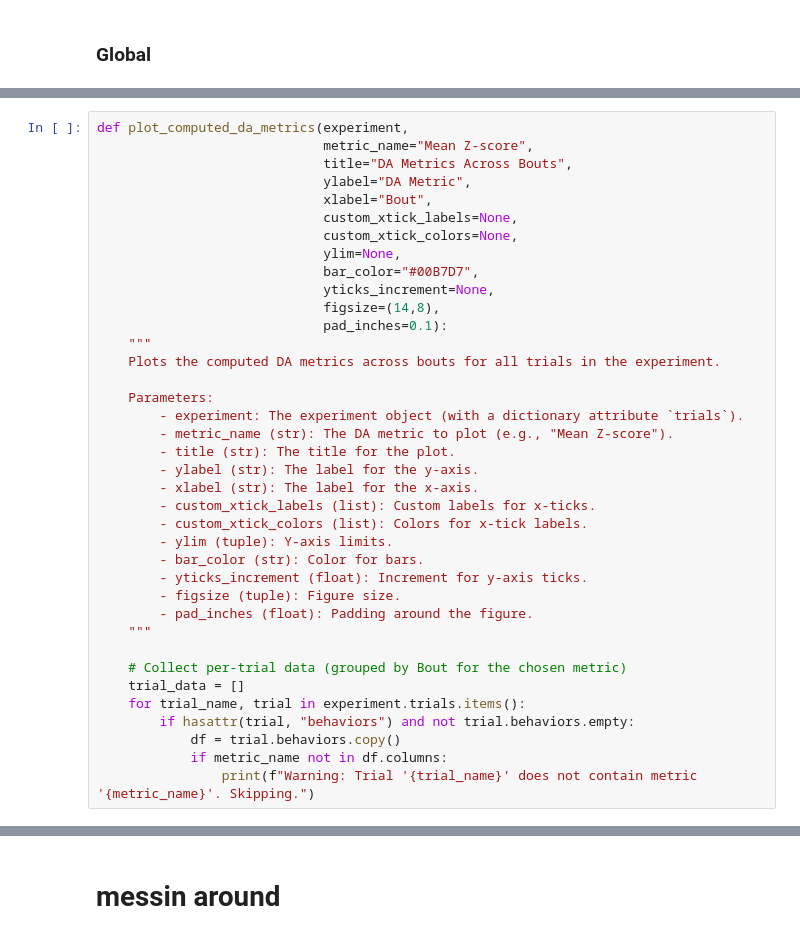
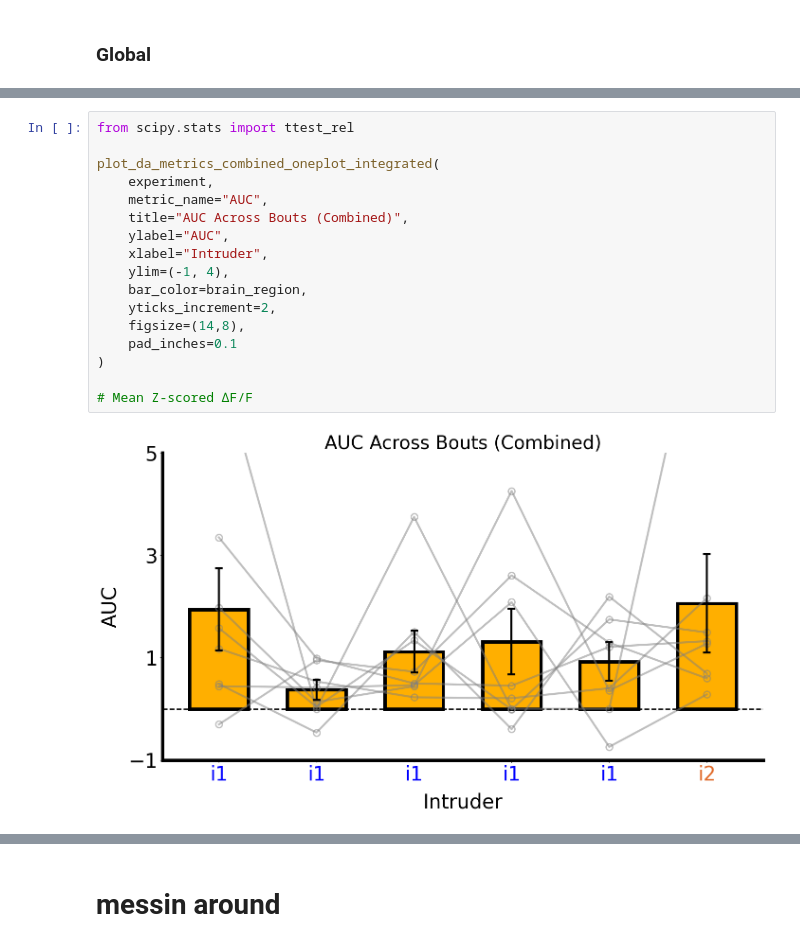
Before and after one commit to padillacoreanolab/Fiber_Photometry, a Jupyter notebook: Hab Dishab/hd_analysis.ipynb, the cells around one changed output, grey strips where cells are left out. Cells and saved outputs as stored; diff of their text form.

```diff
--- a/Hab Dishab/hd_analysis.ipynb
+++ b/Hab Dishab/hd_analysis.ipynb
@@ -386,38 +165,19 @@ T-test between bout 5 and bout 6: t-statistic = -0.9312, p-value = 0.3828
-# %%
-def plot_computed_da_metrics(experiment,
-                             metric_name="Mean Z-score",
-                             title="DA Metrics Across Bouts",
-                             ylabel="DA Metric",
-                             xlabel="Bout",
-                             custom_xtick_labels=None,
-                             custom_xtick_colors=None,
-                             ylim=None,
-                             bar_color="#00B7D7",
-                             yticks_increment=None,
-                             figsize=(14,8),
-                             pad_inches=0.1):
-    """
-    Plots the computed DA metrics across bouts for all trials in the experiment.
-
-    Parameters:
-        - experiment: The experiment object (with a dictionary attribute `trials`).
-        - metric_name (str): The DA metric to plot (e.g., "Mean Z-score").
-        - title (str): The title for the plot.
-        - ylabel (str): The label for the y-axis.
-        - xlabel (str): The label for the x-axis.
-        - custom_xtick_labels (list): Custom labels for x-ticks.
-        - custom_xtick_colors (list): Colors for x-tick labels.
-        - ylim (tuple): Y-axis limits.
-        - bar_color (str): Color for bars.
-        - yticks_increment (float): Increment for y-axis ticks.
-        - figsize (tuple): Figure size.
-        - pad_inches (float): Padding around the figure.
-    """
-
-    # Collect per-trial data (grouped by Bout for the chosen metric)
-    trial_data = []
-    for trial_name, trial in experiment.trials.items():
-        if hasattr(trial, "behaviors") and not trial.behaviors.empty:
-            df = trial.behaviors.copy()
-            if metric_name not in df.columns:
-                print(f"Warning: Trial '{trial_name}' does not contain metric '{metric_name}'. Skipping.")
+# %%
+from scipy.stats import ttest_rel
+
+plot_da_metrics_combined_oneplot_integrated(
+    experiment,
+    metric_name="AUC",
+    title="AUC Across Bouts (Combined)",
+    ylabel="AUC",
+    xlabel="Intruder",
+    ylim=(-1, 4),
+    bar_color=brain_region,
+    yticks_increment=2,
+    figsize=(14,8),
+    pad_inches=0.1
+)
+
+# Mean Z-scored ∆F/F
+# %% [output]
+[figure, added]
```
Also changed, not shown: parts of 11 cells of this notebook, 1 other file.
